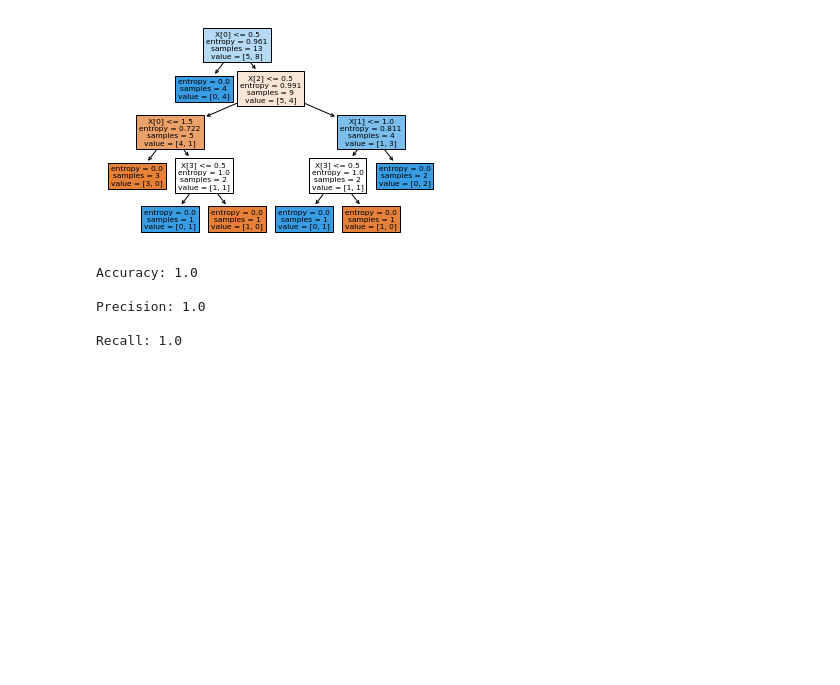
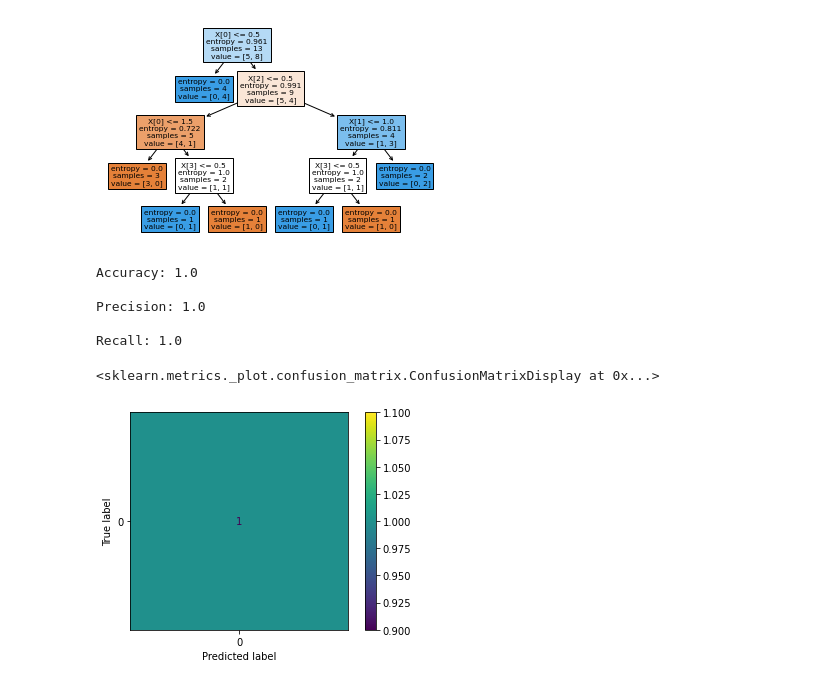
Before and after one commit to shekhutsav1962001/126_UtsavShekh, a Jupyter notebook: lab4/126LAB4TASK1.ipynb, the cells around one changed output. Cells and saved outputs as stored; diff of their text form; code cells hidden in the pictures; blank space fills up the shorter version.

```diff
--- a/lab4/126LAB4TAK1.ipynb
+++ b/lab4/126LAB4TASK1.ipynb
@@ -107,8 +107,8 @@ Length of Test Set: 1 1
 # Step 5: Train ’Create and Train DecisionTreeClassifier’
 
 #Create a Decision Tree Classifier (using Entropy)
-
-entropy = DecisionTreeClassifier(criterion='entropy')
+# roll no 126
+entropy = DecisionTreeClassifier(criterion='entropy',max_leaf_nodes=126)
 entropy.fit(train_data,train_label)
 
 target_pred = entropy.predict(test_data)
@@ -154,3 +154,8 @@ Accuracy: 1.0
 Precision: 1.0
 
 Recall: 1.0
+# %%
+metrics.plot_confusion_matrix(entropy,test_data,test_label)
+# %% [output]
+<sklearn.metrics._plot.confusion_matrix.ConfusionMatrixDisplay at 0x...>
+[figure, added]
```
Also changed, not shown: 1 other file.
